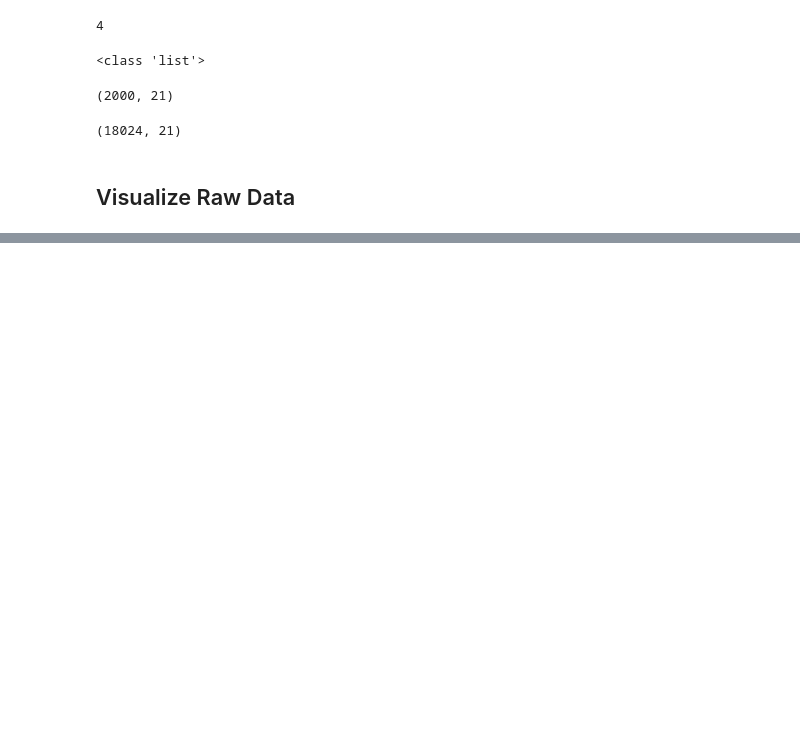
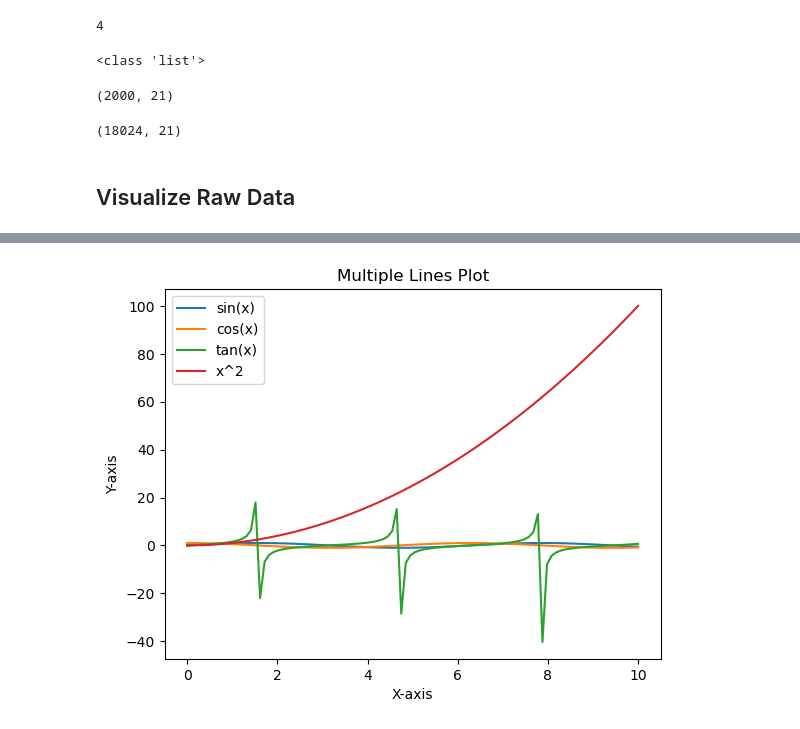
Before and after one commit to XueqianDeng/meta, a Jupyter notebook: Standard_Version/analysis.ipynb, the cells around one changed output, grey strips where cells are left out. Saved outputs shown, nothing was run; the diff lists cells and outputs as text; code cells hidden in the pictures; blank space fills up the shorter version.

```diff
--- a/Standard_Version/analysis.ipynb
+++ b/Standard_Version/analysis.ipynb
@@ -52,0 +76,29 @@ print(np.shape(rest_data[1]))
+# %%
+import matplotlib.pyplot as plt
+import numpy as np
+
+# Generate some example data
+x = np.linspace(0, 10, 100)  # X values for the lines
+
+# Generate different Y values for each line
+y1 = np.sin(x)
+y2 = np.cos(x)
+y3 = np.tan(x)
+y4 = x ** 2
+
+# Plot the lines
+plt.plot(x, y1, label='sin(x)')
+plt.plot(x, y2, label='cos(x)')
+plt.plot(x, y3, label='tan(x)')
+plt.plot(x, y4, label='x^2')
+
+# Add labels, title, and legend
+plt.xlabel('X-axis')
+plt.ylabel('Y-axis')
+plt.title('Multiple Lines Plot')
+plt.legend()
+
+# Show the plot
+plt.show()
+# %% [output]
+[figure, added]
```
Also changed, not shown: parts of 3 cells of this notebook.
